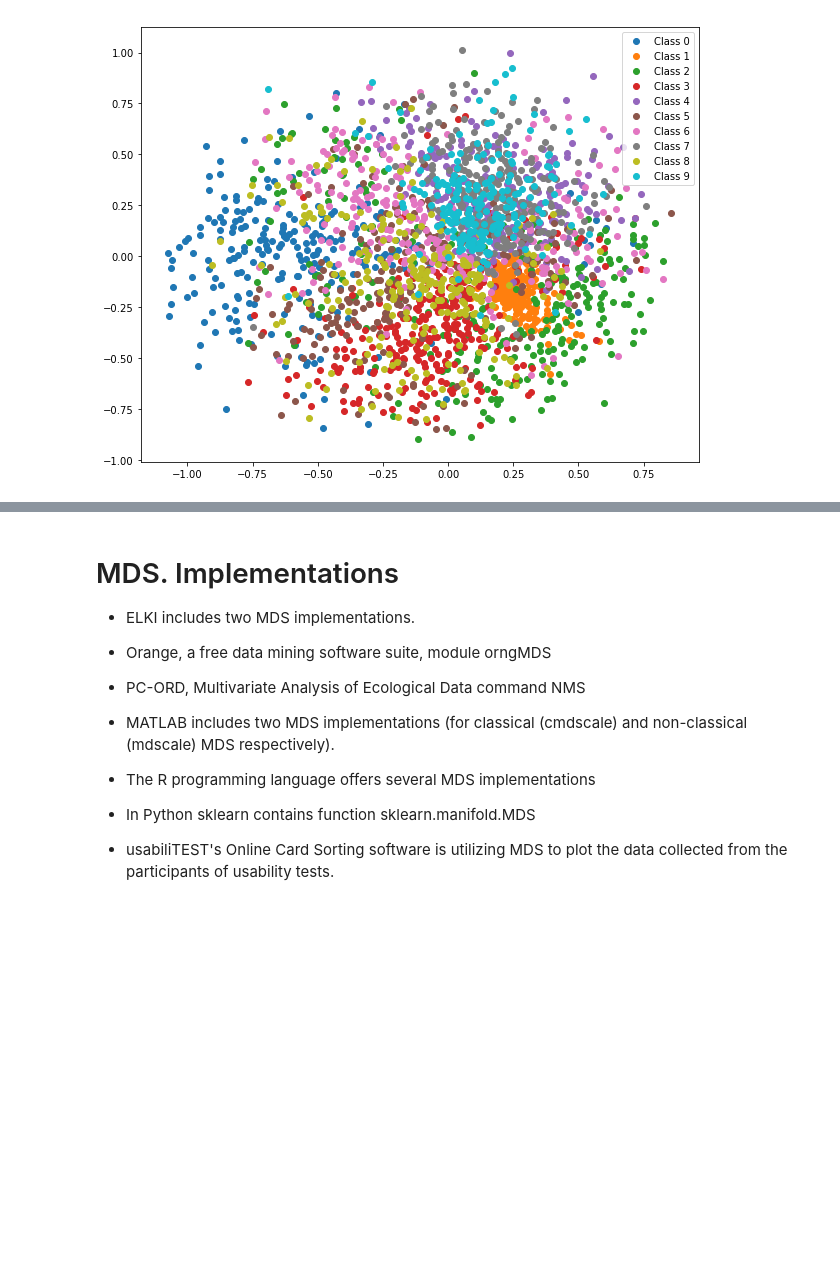
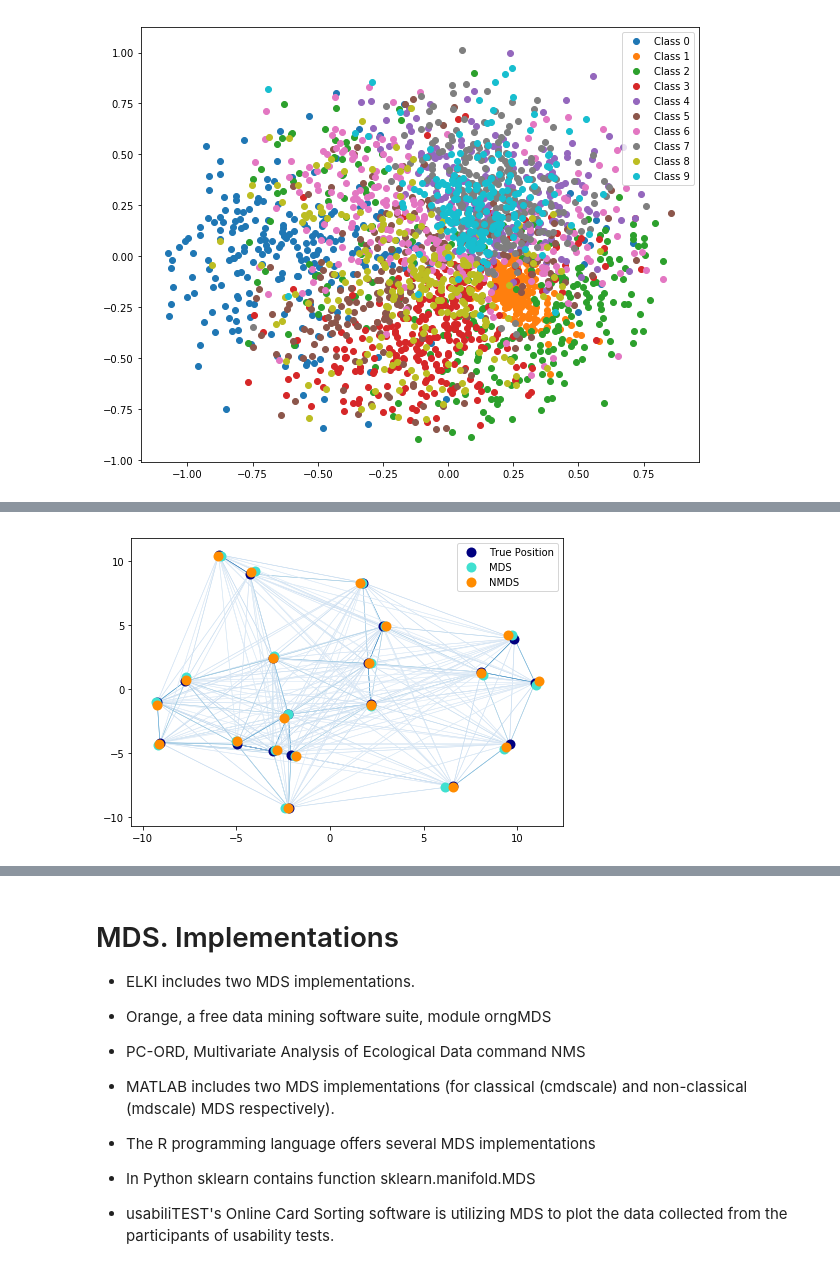
Before and after one commit to Andrcraft9/ml_intro, a Jupyter notebook: MDS.ipynb, the cells around one changed output, grey strips where cells are left out. Cells and saved outputs as stored; diff of their text form; code cells hidden in the pictures; blank space fills up the shorter version.

```diff
--- a/MDS.ipynb
+++ b/MDS.ipynb
@@ -373,3 +394,84 @@ Stress:  73030.4642182
 <matplotlib.legend.Legend at 0x...>
 [figure]
 [figure]
+# %%
+# Author: Nelle Varoquaux <nelle.varoquaux@gmail.com>
+# License: BSD
+
+print(__doc__)
+import numpy as np
+
+from matplotlib import pyplot as plt
+from matplotlib.collections import LineCollection
+
+from sklearn import manifold
+from sklearn.metrics import euclidean_distances
+from sklearn.decomposition import PCA
+
+n_samples = 20
+seed = np.random.RandomState(seed=3)
+X_true = seed.randint(0, 20, 2 * n_samples).astype(np.float)
+X_true = X_true.reshape((n_samples, 2))
+# Center the data
+X_true -= X_true.mean()
+
+similarities = euclidean_distances(X_true)
+
+# Add noise to the similarities
+noise = np.random.rand(n_samples, n_samples)
+noise = noise + noise.T
+noise[np.arange(noise.shape[0]), np.arange(noise.shape[0])] = 0
+similarities += noise
+
+mds = manifold.MDS(n_components=2, max_iter=3000, eps=1e-9, random_state=seed,
+                   dissimilarity="precomputed", n_jobs=1)
+pos = mds.fit(similarities).embedding_
+print('MDS Stress: ', mds.stress_)
+
+nmds = manifold.MDS(n_components=2, metric=False, max_iter=3000, eps=1e-12,
+                    dissimilarity="precomputed", random_state=seed, n_jobs=1,
+                    n_init=1)
+npos = nmds.fit_transform(similarities, init=pos)
+print('NMDS Stress: ', nmds.stress_)
+
+# Rescale the data
+pos *= np.sqrt((X_true ** 2).sum()) / np.sqrt((pos ** 2).sum())
+npos *= np.sqrt((X_true ** 2).sum()) / np.sqrt((npos ** 2).sum())
+
+# Rotate the data
+clf = PCA(n_components=2)
+X_true = clf.fit_transform(X_true)
+
+pos = clf.fit_transform(pos)
+
+npos = clf.fit_transform(npos)
+
+fig = plt.figure(1)
+ax = plt.axes([0., 0., 1., 1.])
+
+s = 100
+plt.scatter(X_true[:, 0], X_true[:, 1], color='navy', s=s, lw=0,
+            label='True Position')
+plt.scatter(pos[:, 0], pos[:, 1], color='turquoise', s=s, lw=0, label='MDS')
+plt.scatter(npos[:, 0], npos[:, 1], color='darkorange', s=s, lw=0, label='NMDS')
+plt.legend(scatterpoints=1, loc='best', shadow=False)
+
+similarities = similarities.max() / similarities * 100
+similarities[np.isinf(similarities)] = 0
+
+# Plot the edges
+start_idx, end_idx = np.where(pos)
+# a sequence of (*line0*, *line1*, *line2*), where::
+#            linen = (x0, y0), (x1, y1), ... (xm, ym)
+segments = [[X_true[i, :], X_true[j, :]]
+            for i in range(len(pos)) for j in range(len(pos))]
+values = np.abs(similarities)
+lc = LineCollection(segments,
+                    zorder=0, cmap=plt.cm.Blues,
+                    norm=plt.Normalize(0, values.max()))
+lc.set_array(similarities.flatten())
+lc.set_linewidths(0.5 * np.ones(len(segments)))
+ax.add_collection(lc)
+
+plt.show()
+# %% [output]
@@ -376,3 +481,4 @@ Stress:  73030.4642182
+[figure, added]
 # %% [markdown]
 # MDS. Weaknesses
 
```
Also changed, not shown: parts of 8 cells of this notebook, 1 other file.
